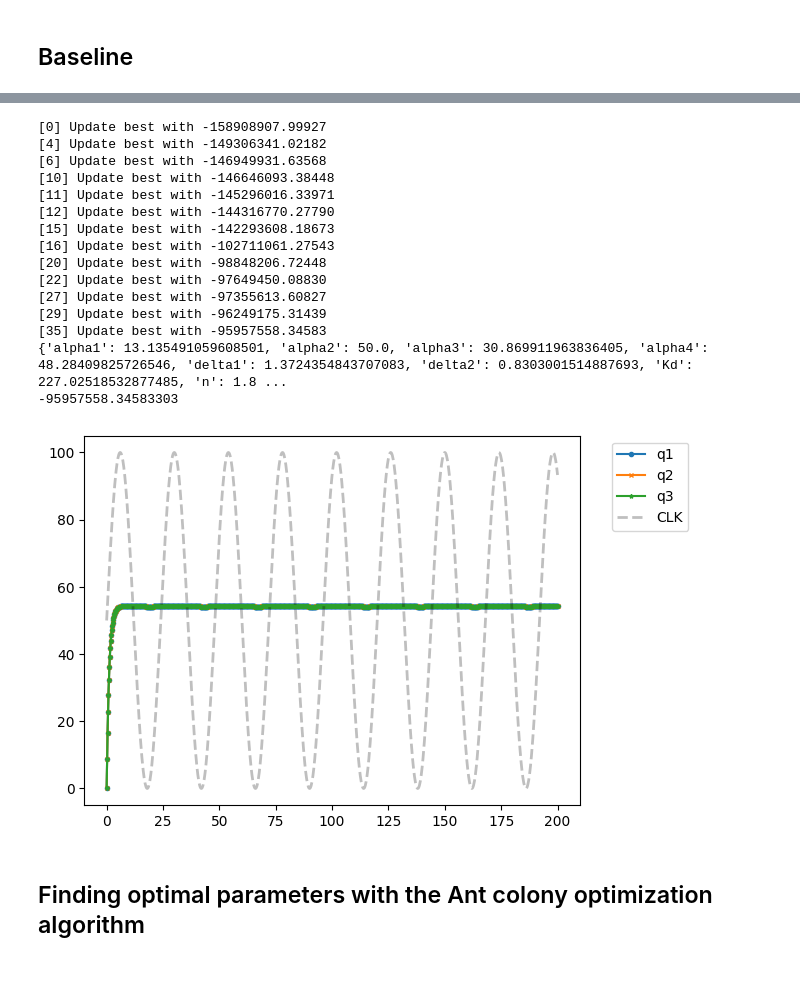
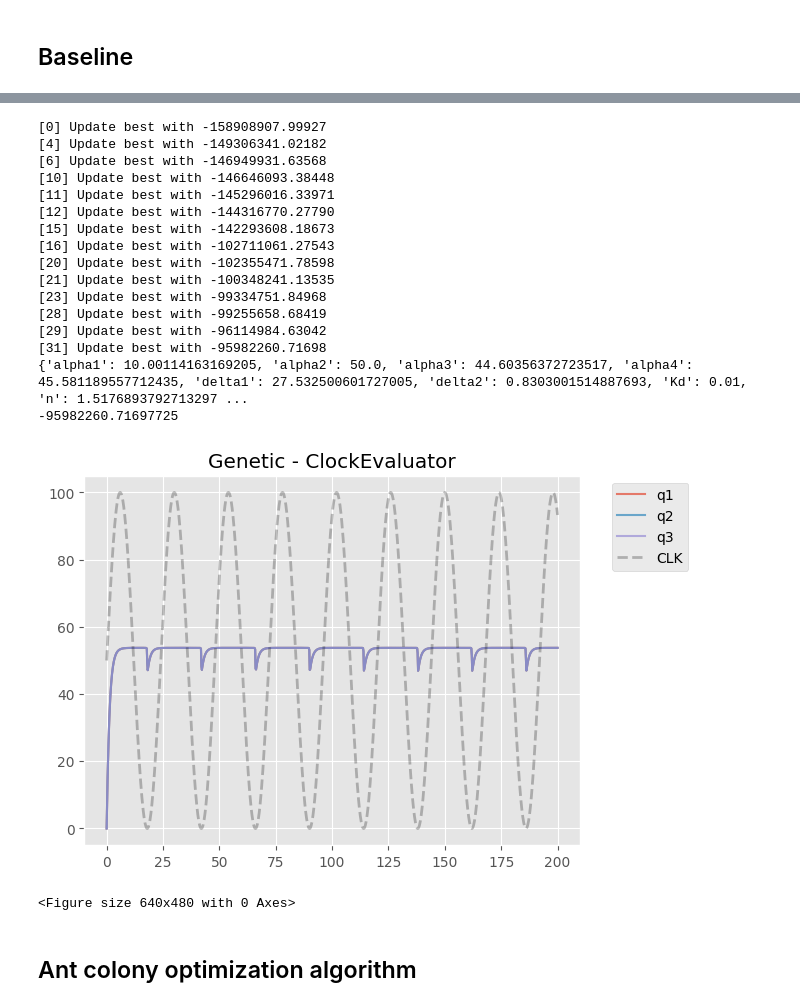
Before and after one commit to JanezSedeljsak/seq-circuit-param-optimization, a Jupyter notebook: notebook.ipynb, the cells around one changed output, grey strips where cells are left out. Cells and saved outputs as stored; diff of their text form; code cells hidden in the pictures; blank space fills up the shorter version.

```diff
--- a/notebook.ipynb
+++ b/notebook.ipynb
@@ -33,27 +37,29 @@ evaluation.simulate()
 # %%
-best_params = GeneticAlgorithm(ClockEvaluator).optimize_parameters(40, 15)
+best_params = GeneticAlgorithm(ClockEvaluator).optimize_parameters(15, 40)
 evaluation = ClockEvaluator(**best_params)
 
 print(evaluation.get_params())
 print(evaluation.evaluate())
-evaluation.simulate()
+evaluation.simulate(out='./genetic_clock.png', algo='genetic')
 # %% [output]
 [0] Update best with -158908907.99927
 [4] Update best with -149306341.02182
 [6] Update best with -146949931.63568
 [10] Update best with -146646093.38448
 [11] Update best with -145296016.33971
 [12] Update best with -144316770.27790
 [15] Update best with -142293608.18673
 [16] Update best with -102711061.27543
-[20] Update best with -98848206.72448
-[22] Update best with -97649450.08830
-[27] Update best with -97355613.60827
-[29] Update best with -96249175.31439
-[35] Update best with -95957558.34583
-{'alpha1': 13.135491059608501, 'alpha2': 50.0, 'alpha3': 30.869911963836405, 'alpha4': 48.28409825726546, 'delta1': 1.3724354843707083, 'delta2': 0.8303001514887693, 'Kd': 227.02518532877485, 'n': 1.8 ...
--95957558.34583303
+[20] Update best with -102355471.78598
+[21] Update best with -100348241.13535
+[23] Update best with -99334751.84968
+[28] Update best with -99255658.68419
+[29] Update best with -96114984.63042
+[31] Update best with -95982260.71698
+{'alpha1': 10.00114163169205, 'alpha2': 50.0, 'alpha3': 44.60356372723517, 'alpha4': 45.581189557712435, 'delta1': 27.532500601727005, 'delta2': 0.8303001514887693, 'Kd': 0.01, 'n': 1.5176893792713297 ...
+-95982260.71697725
-[figure, old version]
+[figure, new version]
+<Figure size 640x480 with 0 Axes>
 # %% [markdown]
-## Finding optimal parameters with the Ant colony optimization algorithm
+## Ant colony optimization algorithm
 # %%
```
Also changed, not shown: parts of 16 cells of this notebook, 11 other files.
